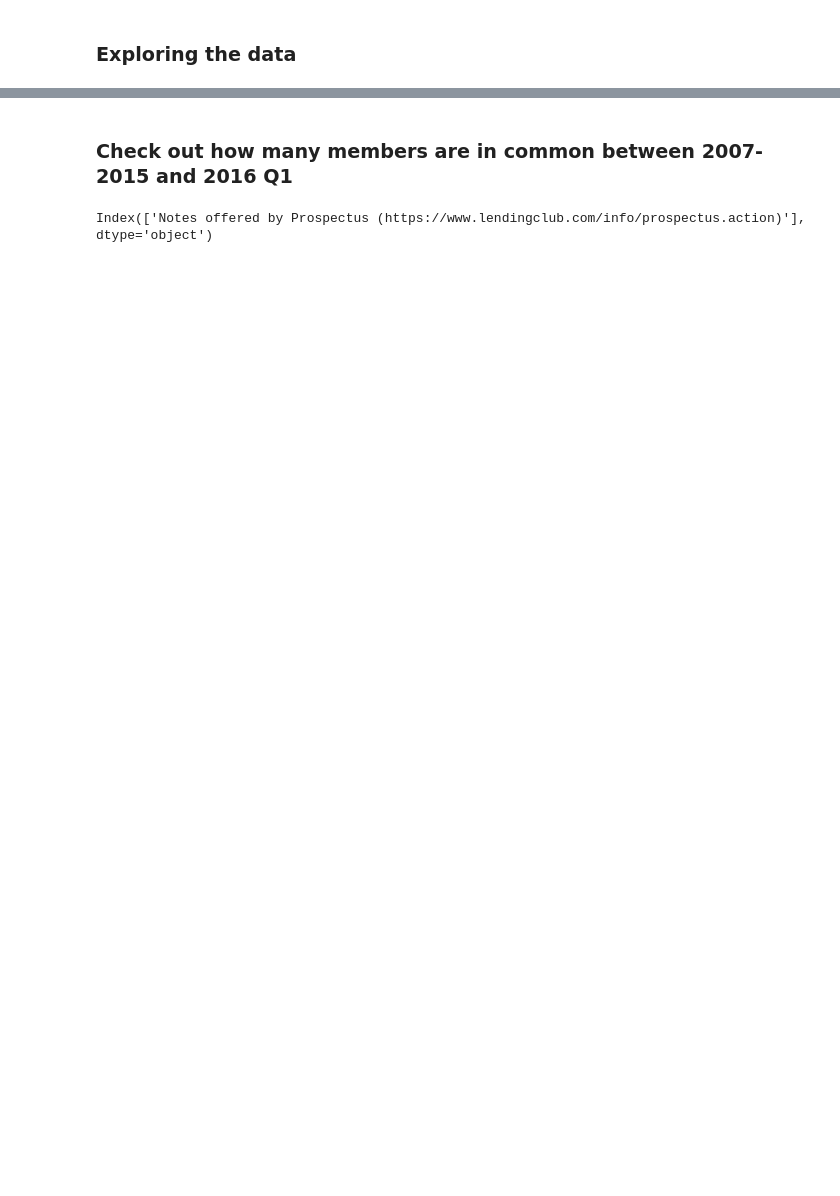
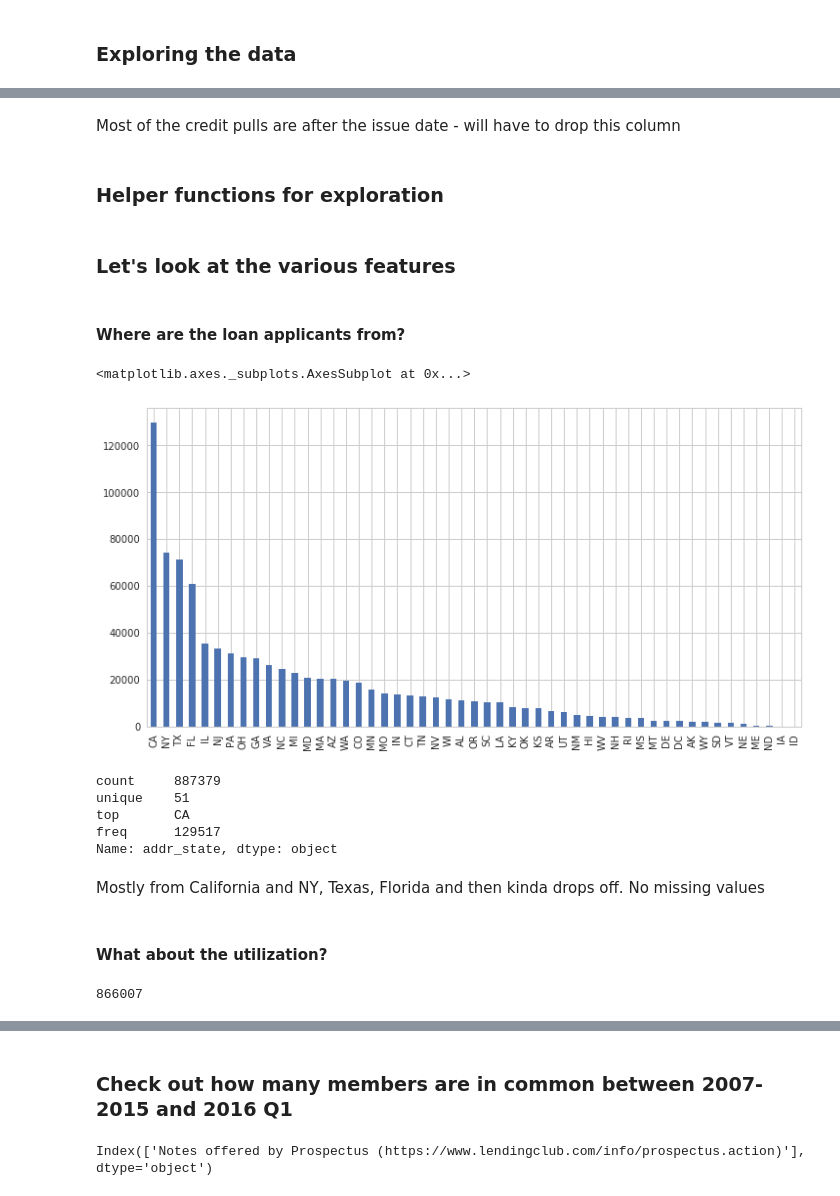
Before and after one commit to vijayshankarv/kaggle, a Jupyter notebook: lending-club/Lending-club-exploration.ipynb, the cells around one changed output, grey strips where cells are left out. Drawn from its saved outputs; the diff is of its cells as text; code cells hidden in the pictures; blank space fills up the shorter version.

Commit message:
A bit of exploration

```diff
--- a/lending-club/Lending-club-exploration.ipynb
+++ b/lending-club/Lending-club-exploration.ipynb
@@ -5,3 +10,7 @@ import matplotlib.pyplot as plt
+# %%
+import seaborn as sns
+sns.set_style("white")
+plt.rcParams["figure.figsize"] = (12, 6)
 # %% [markdown]
 ## Exploration of the data
 # %% [markdown]
@@ -79,0 +159,4 @@ Index(['id', 'member_id', 'loan_amnt', 'funded_amnt', 'funded_amnt_inv',
+# %% [markdown]
+Most of the credit pulls are after the issue date - will have to drop this column
+# %% [markdown]
+### Helper functions for exploration
@@ -79,0 +171,25 @@ Index(['id', 'member_id', 'loan_amnt', 'funded_amnt', 'funded_amnt_inv',
+# %% [markdown]
+### Let's look at the various features
+# %% [markdown]
+#### Where are the loan applicants from?
+# %%
+df_loan['addr_state'].sort_values().value_counts().plot(kind='bar', figsize=(12,6))
+# %% [output]
+<matplotlib.axes._subplots.AxesSubplot at 0x...>
+[figure, added]
+# %%
+df_loan['addr_state'].describe()
+# %% [output]
+count     887379
+unique    51
+top       CA
+freq      129517
+Name: addr_state, dtype: object
+# %% [markdown]
+Mostly from California and NY, Texas, Florida and then kinda drops off. No missing values
+# %% [markdown]
+#### What about the utilization?
+# %%
+np.count_nonzero(df_loan['all_util'].isnull())
+# %% [output]
+866007
```
Also changed, not shown: parts of 45 cells of this notebook.
